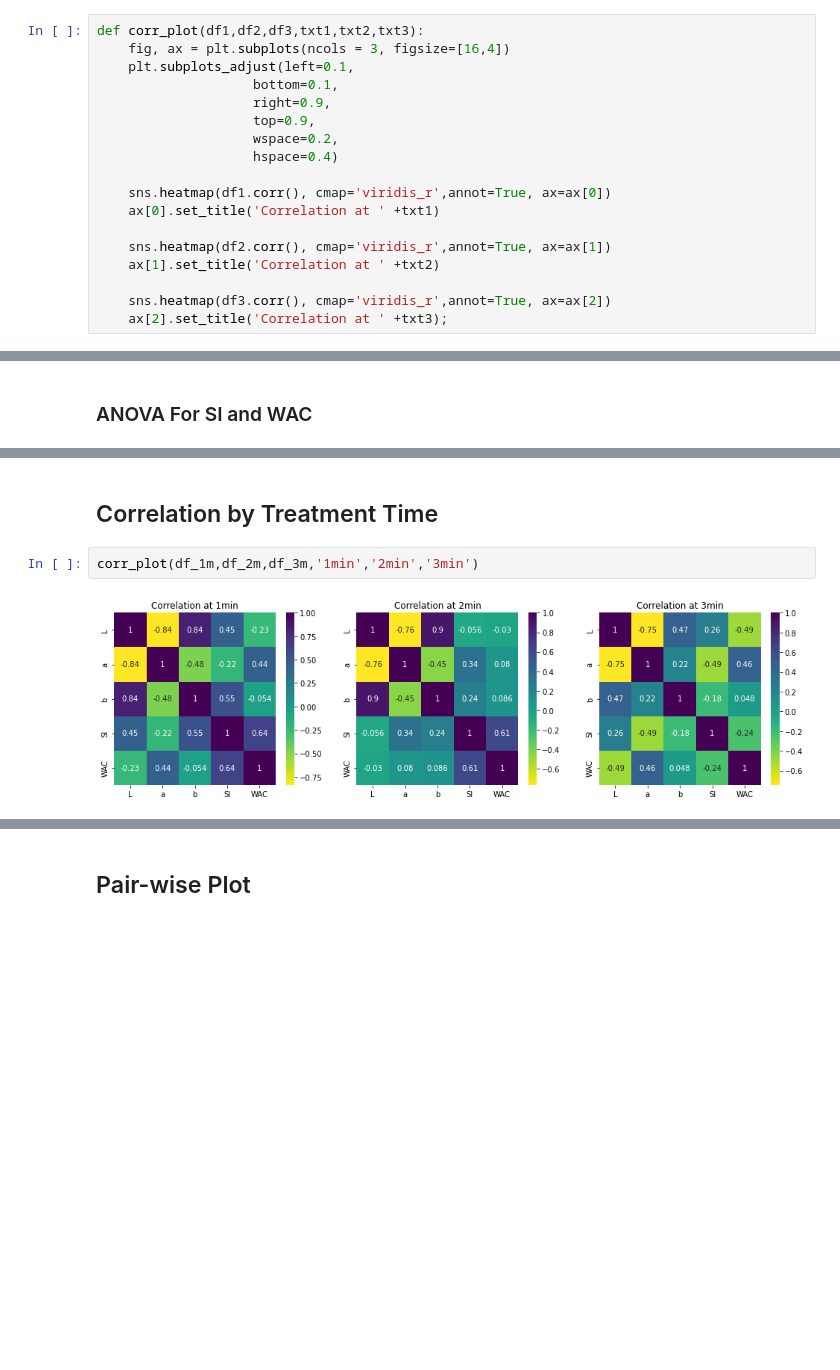
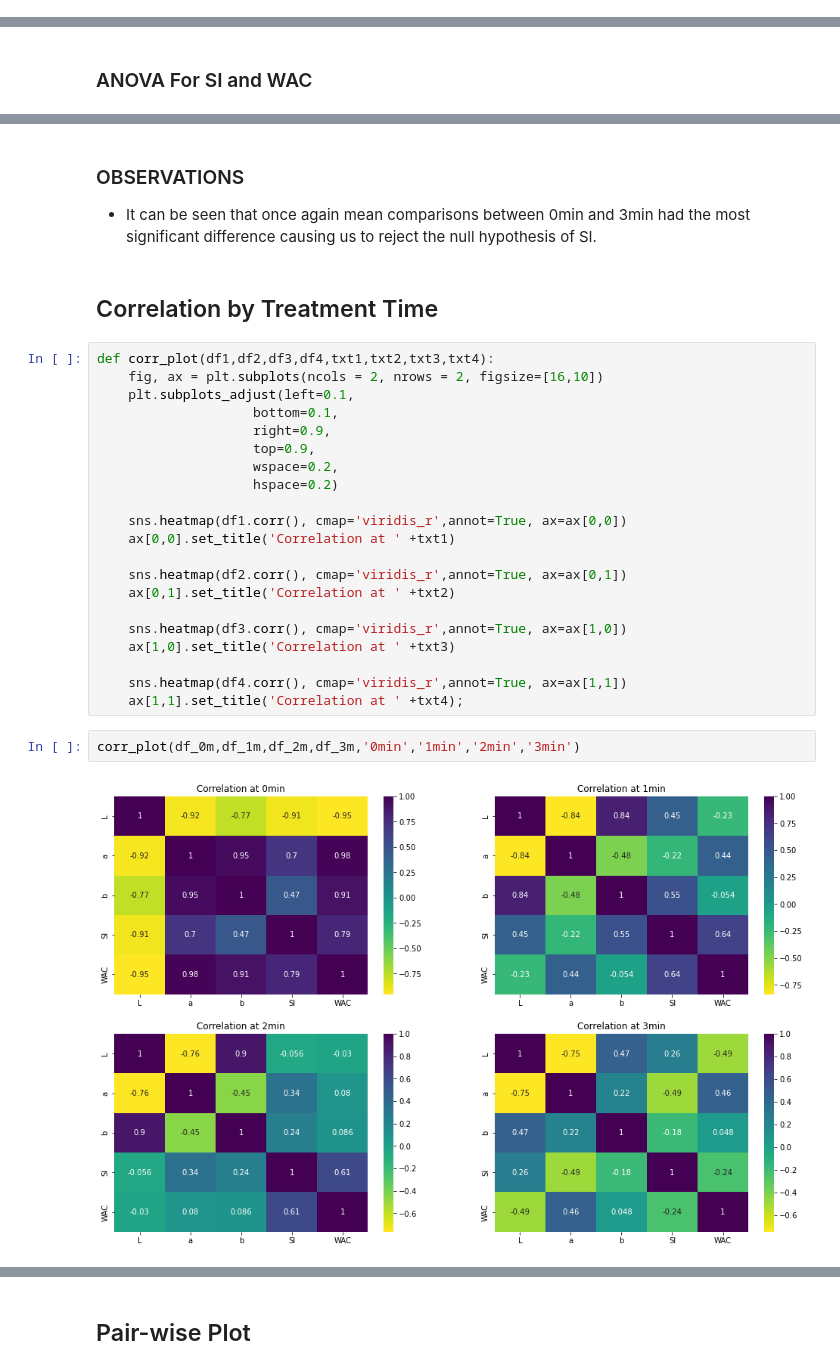
Before and after one commit to Mawuli-Akpey/OrangeFleshedPotatoes, a Jupyter notebook: PythonAnalysis.ipynb, the cells around one changed output, grey strips where cells are left out. Saved outputs shown, nothing was run; the diff lists cells and outputs as text; blank space fills up the shorter version.

```diff
--- a/PythonAnalysis.ipynb
+++ b/PythonAnalysis.ipynb
@@ -354,18 +209,0 @@ si_wac(df_50c,df_60c,df_70c,'Temperature 50C','Temperature 60C', 'Temperature 70
-# %%
-def corr_plot(df1,df2,df3,txt1,txt2,txt3):
-    fig, ax = plt.subplots(ncols = 3, figsize=[16,4])
-    plt.subplots_adjust(left=0.1,
-                    bottom=0.1,
-                    right=0.9,
-                    top=0.9,
-                    wspace=0.2,
-                    hspace=0.4)
-
-    sns.heatmap(df1.corr(), cmap='viridis_r',annot=True, ax=ax[0])
-    ax[0].set_title('Correlation at ' +txt1)
-
-    sns.heatmap(df2.corr(), cmap='viridis_r',annot=True, ax=ax[1])
-    ax[1].set_title('Correlation at ' +txt2)
-
-    sns.heatmap(df3.corr(), cmap='viridis_r',annot=True, ax=ax[2])
-    ax[2].set_title('Correlation at ' +txt3);
@@ -762,9 +624,34 @@ group1 group2 meandiff p-adj   lower  upper  reject
+# %% [markdown]
+### OBSERVATIONS
+
+- It can be seen that once again mean comparisons between 0min and 3min had the most significant difference causing us to reject the null hypothesis of SI.
 # %% [markdown]
 ## Correlation by Treatment Time
+# %%
+def corr_plot(df1,df2,df3,df4,txt1,txt2,txt3,txt4):
+    fig, ax = plt.subplots(ncols = 2, nrows = 2, figsize=[16,10])
+    plt.subplots_adjust(left=0.1,
+                    bottom=0.1,
+                    right=0.9,
+                    top=0.9,
+                    wspace=0.2,
+                    hspace=0.2)
+
+    sns.heatmap(df1.corr(), cmap='viridis_r',annot=True, ax=ax[0,0])
+    ax[0,0].set_title('Correlation at ' +txt1)
+
+    sns.heatmap(df2.corr(), cmap='viridis_r',annot=True, ax=ax[0,1])
+    ax[0,1].set_title('Correlation at ' +txt2)
+
+    sns.heatmap(df3.corr(), cmap='viridis_r',annot=True, ax=ax[1,0])
+    ax[1,0].set_title('Correlation at ' +txt3)
+
+    sns.heatmap(df4.corr(), cmap='viridis_r',annot=True, ax=ax[1,1])
+    ax[1,1].set_title('Correlation at ' +txt4);
 # %%
-corr_plot(df_1m,df_2m,df_3m,'1min','2min','3min')
+corr_plot(df_0m,df_1m,df_2m,df_3m,'0min','1min','2min','3min')
 # %% [output]
-[figure, old version]
+[figure, new version]
 # %% [markdown]
 ### OBSERVATIONS
 
```
Also changed, not shown: parts of 131 cells of this notebook.
